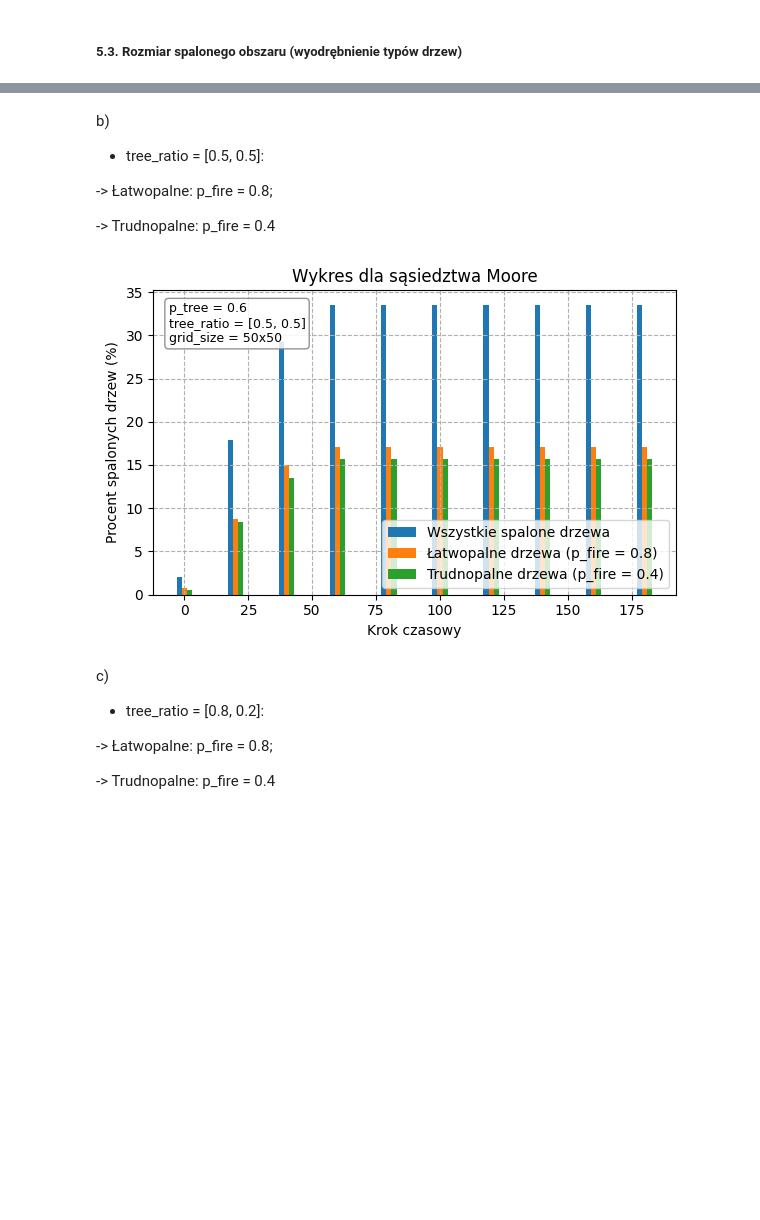
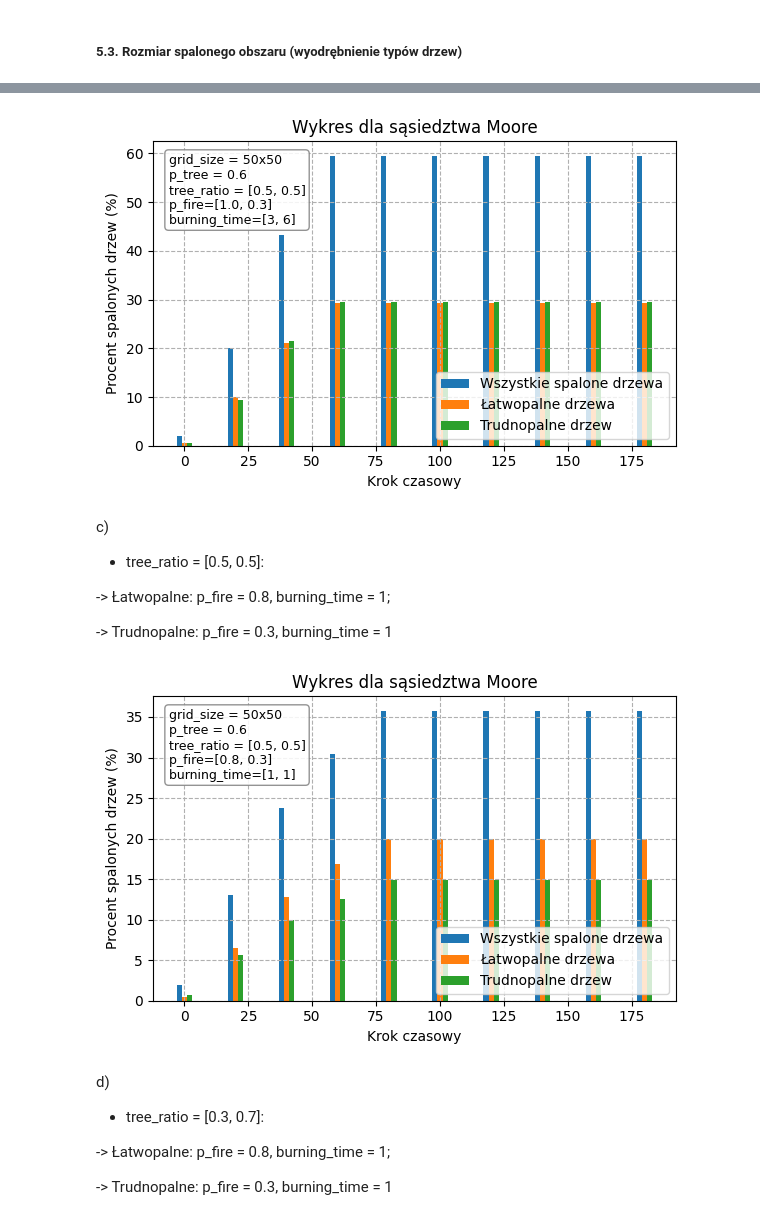
Before and after one commit to JKrempinska/fire-spread-percolation, a Jupyter notebook: fire.ipynb, the cells around one changed output, grey strips where cells are left out. Saved outputs shown, nothing was run; the diff lists cells and outputs as text; code cells hidden in the pictures; blank space fills up the shorter version.

```diff
--- a/fire.ipynb
+++ b/fire.ipynb
@@ -648,27 +706,42 @@ bar_plots(
+# %%
+bar_plots(
+    size=50,
+    M=200,
+    p_fire_mixed={"Łatwopalne": 1.0, "Trudnopalne": 0.3},
+    tree_ratio=[0.5, 0.5],
+    p_tree=0.6,
+    neighborhood='moore',
+    burning_time_dict = {"Łatwopalne": 3, "Trudnopalne": 6},
+    save=True,
+    save_name="bb_tr5050_pf1-03_bt3-6.png"
+)
+# %% [output]
+[figure, added]
 # %% [markdown]
-b)
+c)
 - tree_ratio = [0.5, 0.5]:
 
--> Łatwopalne: p_fire = 0.8;
+-> Łatwopalne: p_fire = 0.8, burning_time = 1;
 
--> Trudnopalne: p_fire = 0.4
+-> Trudnopalne: p_fire = 0.3, burning_time = 1
 # %%
 bar_plots(
     size=50,
     M=200,
-    p_fire_mixed={"Łatwopalne": 0.8, "Trudnopalne": 0.4},
+    p_fire_mixed={"Łatwopalne": 0.8, "Trudnopalne": 0.3},
     tree_ratio=[0.5, 0.5],
     p_tree=0.6,
     neighborhood='moore',
-    save=True,
-    save_name="burned_bars_v2"
+    burning_time_dict={"Łatwopalne": 1, "Trudnopalne": 1},
+    save=False,
+    save_name="bb_tr5050_pf08-03_bt1-1.png"
 )
 # %% [output]
-[figure, old version]
+[figure, new version]
 # %% [markdown]
-c)
-- tree_ratio = [0.8, 0.2]:
+d)
+- tree_ratio = [0.3, 0.7]:
 
--> Łatwopalne: p_fire = 0.8;
+-> Łatwopalne: p_fire = 0.8, burning_time = 1;
 
--> Trudnopalne: p_fire = 0.4
+-> Trudnopalne: p_fire = 0.3, burning_time = 1
```
Also changed, not shown: parts of 27 cells of this notebook.
